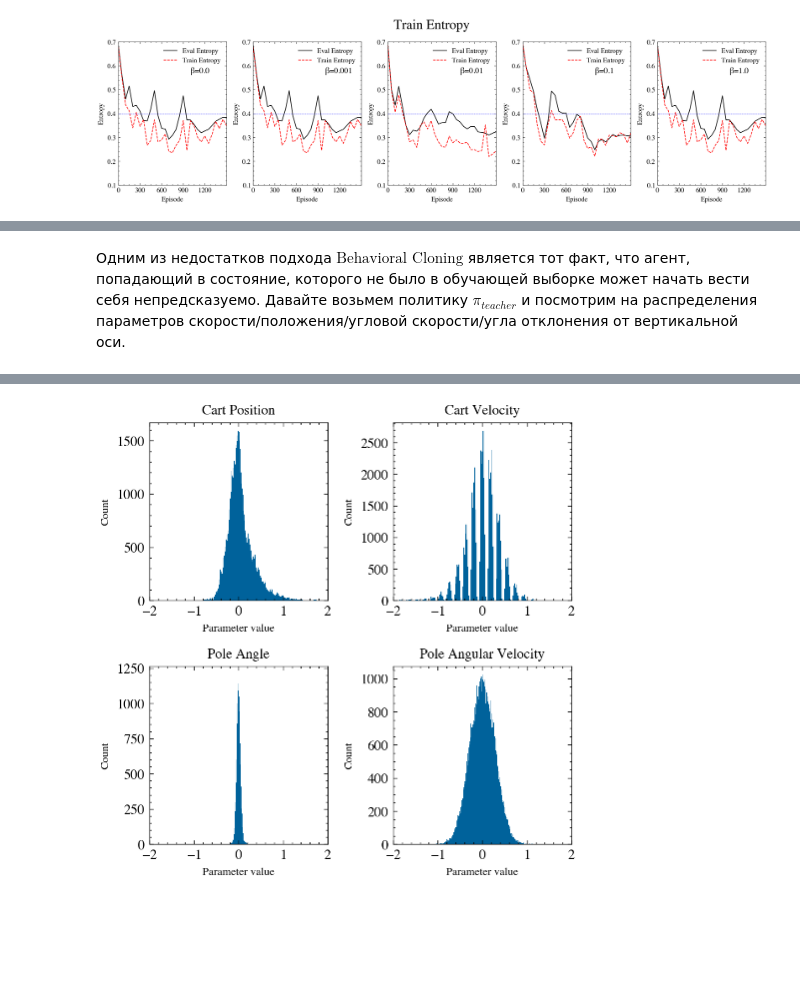
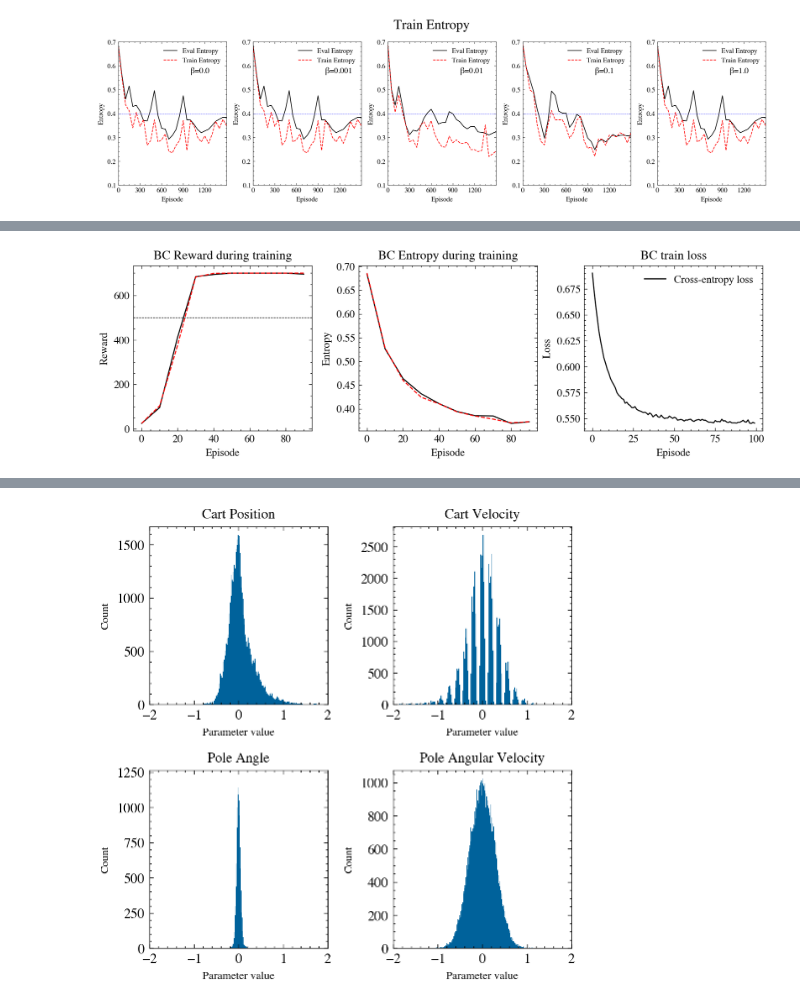
Before and after one commit to selected-topics-ai/CART-POLE-REINFORCE, a Jupyter notebook: notebooks/report.ipynb, the cells around one changed output, grey strips where cells are left out. Drawn from its saved outputs; the diff is of its cells as text; code cells hidden in the pictures; blank space fills up the shorter version.

```diff
--- a/notebooks/report.ipynb
+++ b/notebooks/report.ipynb
@@ -281,2 +283,36 @@ draw_average_reward_entropy_plots(avrb_train_entropy, avrb_eval_entropy, 'Train
-# %% [markdown]
-Одним из недостатков подхода $\text{Behavioral Cloning}$ является тот факт, что агент, попадающий в состояние, которого не было в обучающей выборке может начать вести себя непредсказуемо. Давайте возьмем политику $\pi_{teacher}$ и посмотрим на распределения параметров скорости/положения/угловой скорости/угла отклонения от вертикальной оси.
+# %%
+def draw_bc():
+    bc_reward_df = pd.read_csv('../data/bc/reward.csv')
+    bc_entropy_df = pd.read_csv('../data/bc/entropy.csv')
+    bc_loss_df = pd.read_csv('../data/bc/loss.csv')
+
+    fig, axs = plt.subplots(nrows=1, ncols=3, figsize=(9, 3))
+    axs = axs.flatten()
+
+    axs[0].plot(bc_reward_df['Step'], bc_reward_df['val/avg_episode_reward'], label='Unseen seeds reward')
+    axs[0].plot(bc_reward_df['Step'], bc_reward_df['val/source/avg_episode_reward'], label='Source seeds reward')
+    axs[0].axhline(y=500, linestyle='--', linewidth=0.5)
+    axs[0].set_xlabel('Episode', fontsize=10)
+    axs[0].set_ylabel('Reward', fontsize=10)
+    axs[0].tick_params(axis='both', labelsize=10)
+    axs[0].set_title('BC Reward during training', fontsize=12)
+
+    axs[1].plot(bc_entropy_df['Step'], bc_entropy_df['val/avg_episode_entropy'], label='Unseen seeds reward')
+    axs[1].plot(bc_entropy_df['Step'], bc_entropy_df['val/source/avg_episode_entropy'], label='Source seeds reward')
+    axs[1].set_xlabel('Episode', fontsize=10)
+    axs[1].set_ylabel('Entropy', fontsize=10)
+    axs[1].tick_params(axis='both', labelsize=10)
+    axs[1].set_title('BC Entropy during training', fontsize=12)
+
+    axs[2].plot(bc_loss_df['Step'], bc_loss_df['loss'], label='Cross-entropy loss')
+    axs[2].set_xlabel('Episode', fontsize=10)
+    axs[2].set_ylabel('Loss', fontsize=10)
+    axs[2].tick_params(axis='both', labelsize=10)
+    axs[2].set_title('BC train loss', fontsize=12)
+
+    plt.legend(fontsize=10)
+    plt.tight_layout()
+    plt.show()
+draw_bc()
+# %% [output]
+[figure, added]
```
Also changed, not shown: parts of 2 cells of this notebook, 4 other files.
